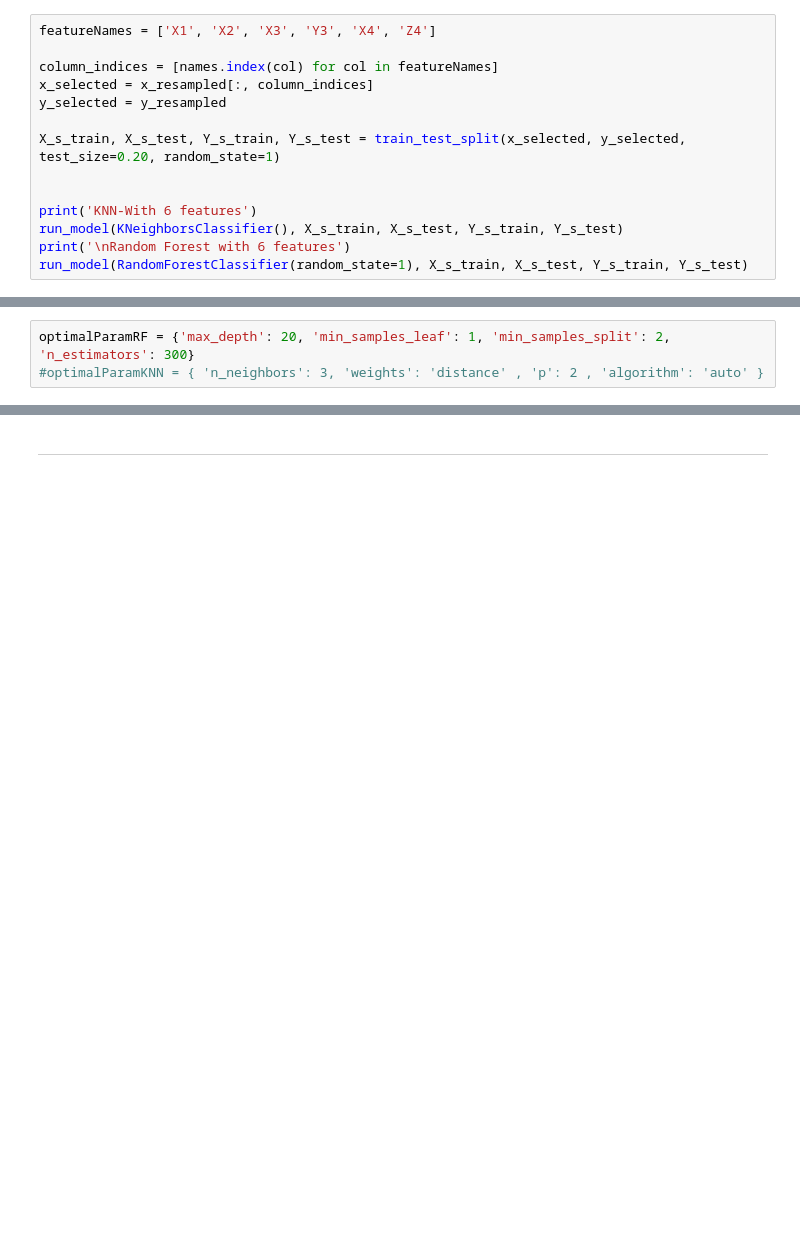
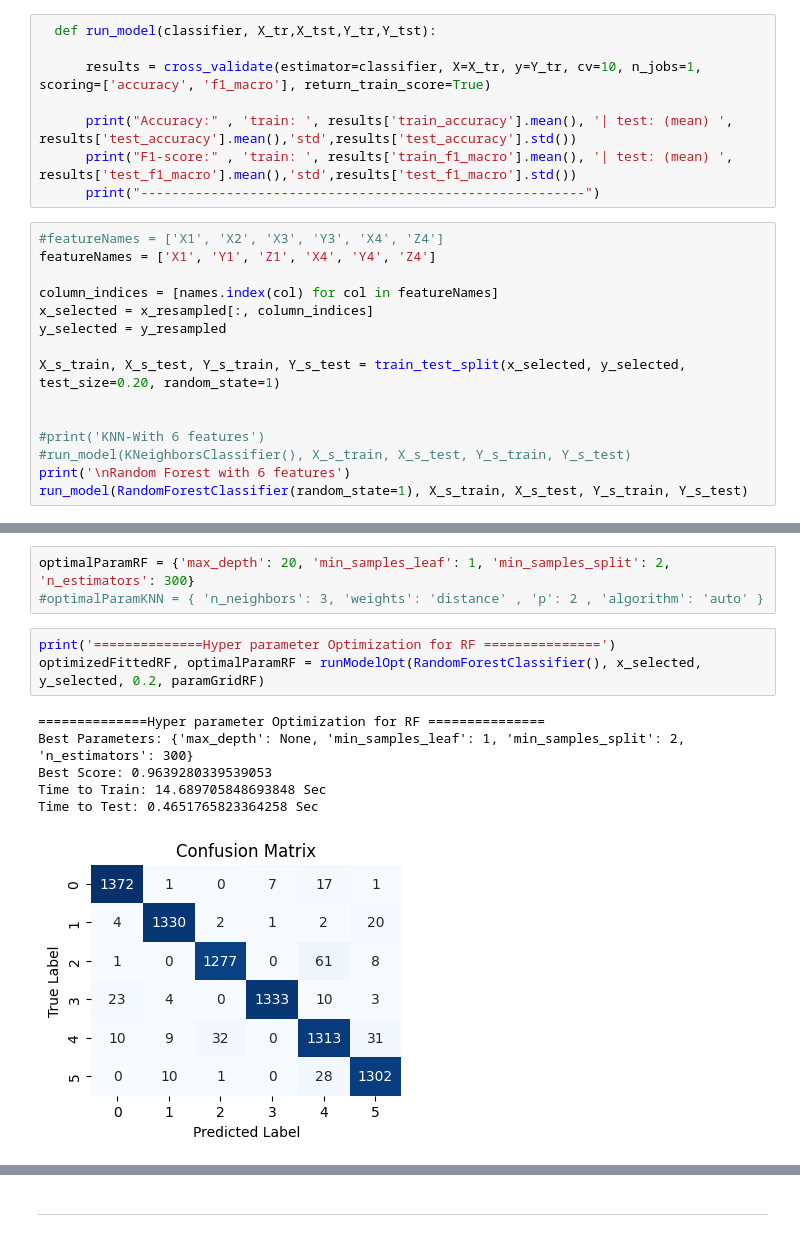
Before and after one commit to subodha1980/BU, a Jupyter notebook: activityDetection.ipynb, the cells around one changed output, grey strips where cells are left out. Cells and saved outputs as stored; diff of their text form; blank space fills up the shorter version.

```diff
--- a/activityDetection.ipynb
+++ b/activityDetection.ipynb
@@ -759,5 +768,14 @@ def run_model(classifier, X_tr,X_tst,Y_tr,Y_tst):
+# %%
+  def run_model(classifier, X_tr,X_tst,Y_tr,Y_tst):
+
+      results = cross_validate(estimator=classifier, X=X_tr, y=Y_tr, cv=10, n_jobs=1, scoring=['accuracy', 'f1_macro'], return_train_score=True)
+
+      print("Accuracy:" , 'train: ', results['train_accuracy'].mean(), '| test: (mean) ', results['test_accuracy'].mean(),'std',results['test_accuracy'].std())
+      print("F1-score:" , 'train: ', results['train_f1_macro'].mean(), '| test: (mean) ', results['test_f1_macro'].mean(),'std',results['test_f1_macro'].std())
+      print("---------------------------------------------------------")
 # %%
-featureNames = ['X1', 'X2', 'X3', 'Y3', 'X4', 'Z4']
+#featureNames = ['X1', 'X2', 'X3', 'Y3', 'X4', 'Z4']
+featureNames = ['X1', 'Y1', 'Z1', 'X4', 'Y4', 'Z4']
 
 column_indices = [names.index(col) for col in featureNames]
 x_selected = x_resampled[:, column_indices]
@@ -766,8 +784,8 @@ y_selected = y_resampled
 X_s_train, X_s_test, Y_s_train, Y_s_test = train_test_split(x_selected, y_selected, test_size=0.20, random_state=1)
 
 
-print('KNN-With 6 features')
-run_model(KNeighborsClassifier(), X_s_train, X_s_test, Y_s_train, Y_s_test)
+#print('KNN-With 6 features')
+#run_model(KNeighborsClassifier(), X_s_train, X_s_test, Y_s_train, Y_s_test)
 print('\nRandom Forest with 6 features')
 run_model(RandomForestClassifier(random_state=1), X_s_train, X_s_test, Y_s_train, Y_s_test)
 # %% [output]
@@ -1010,3 +1007,13 @@ weighted avg       0.96      0.96      0.96      8212
 # %%
 optimalParamRF = {'max_depth': 20, 'min_samples_leaf': 1, 'min_samples_split': 2, 'n_estimators': 300}
 #optimalParamKNN = { 'n_neighbors': 3, 'weights': 'distance' , 'p': 2 , 'algorithm': 'auto' }
+# %%
+print('==============Hyper parameter Optimization for RF ===============')
+optimizedFittedRF, optimalParamRF = runModelOpt(RandomForestClassifier(), x_selected, y_selected, 0.2, paramGridRF)
+# %% [output]
+==============Hyper parameter Optimization for RF ===============
+Best Parameters: {'max_depth': None, 'min_samples_leaf': 1, 'min_samples_split': 2, 'n_estimators': 300}
+Best Score: 0.9639280339539053
+Time to Train: 14.689705848693848 Sec
+Time to Test: 0.4651765823364258 Sec
+[figure, added]
```
Also changed, not shown: parts of 15 cells of this notebook.
